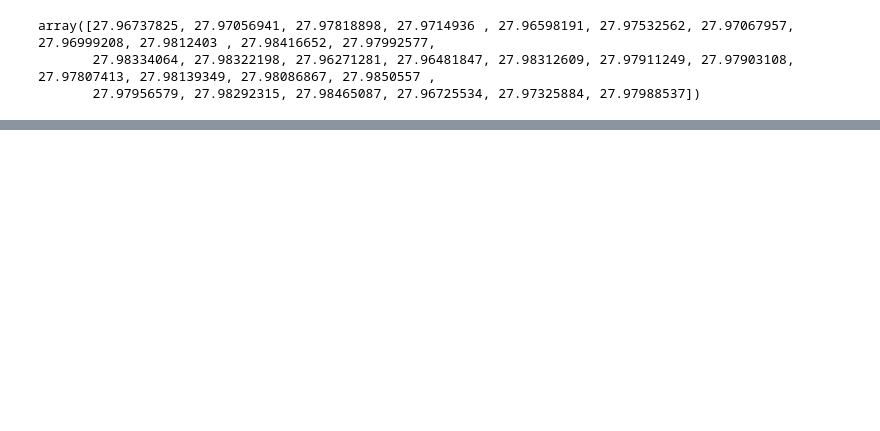
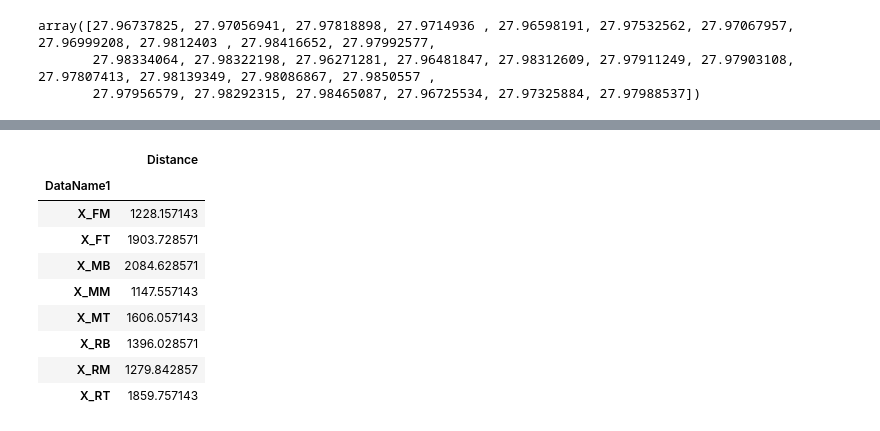
Before and after one commit to ayanoglu/Sensor-Network-Prediction-Models, a Jupyter notebook: ColdChainTransportation_Time_Series_Prediction_For_Sensor_Networks_Prediction_based_on_number_of_sensors.ipynb, the cells around one changed output, grey strips where cells are left out. Cells and saved outputs as stored; diff of their text form; code cells hidden in the pictures; blank space fills up the shorter version.

```diff
--- a/ColdChainTransportation_Time_Series_Prediction_For_Sensor_Networks_Prediction_based_on_number_of_sensors.ipynb
+++ b/ColdChainTransportation_Time_Series_Prediction_For_Sensor_Networks_Prediction_based_on_number_of_sensors.ipynb
@@ -375,3 +380,17 @@ DF_DTW
+# %%
+DF_DTWgrouped = DF_DTW.groupby(['DataName1']).mean()
+DF_DTWgrouped
+# %% [output]
+|  | Distance |
+| DataName1 |  |
+| X_FM | 1228.157143 |
+| X_FT | 1903.728571 |
+| X_MB | 2084.628571 |
+| X_MM | 1147.557143 |
+| X_MT | 1606.057143 |
+| X_RB | 1396.028571 |
+| X_RM | 1279.842857 |
+| X_RT | 1859.757143 |
 # %%
 DF_DTWgrouped = DF_DTW.groupby(['DataName1']).mean()
 DF_DTWgroupedSorted = DF_DTWgrouped.sort_values(by=['Distance'])
```
Also changed, not shown: parts of 3 cells of this notebook.
